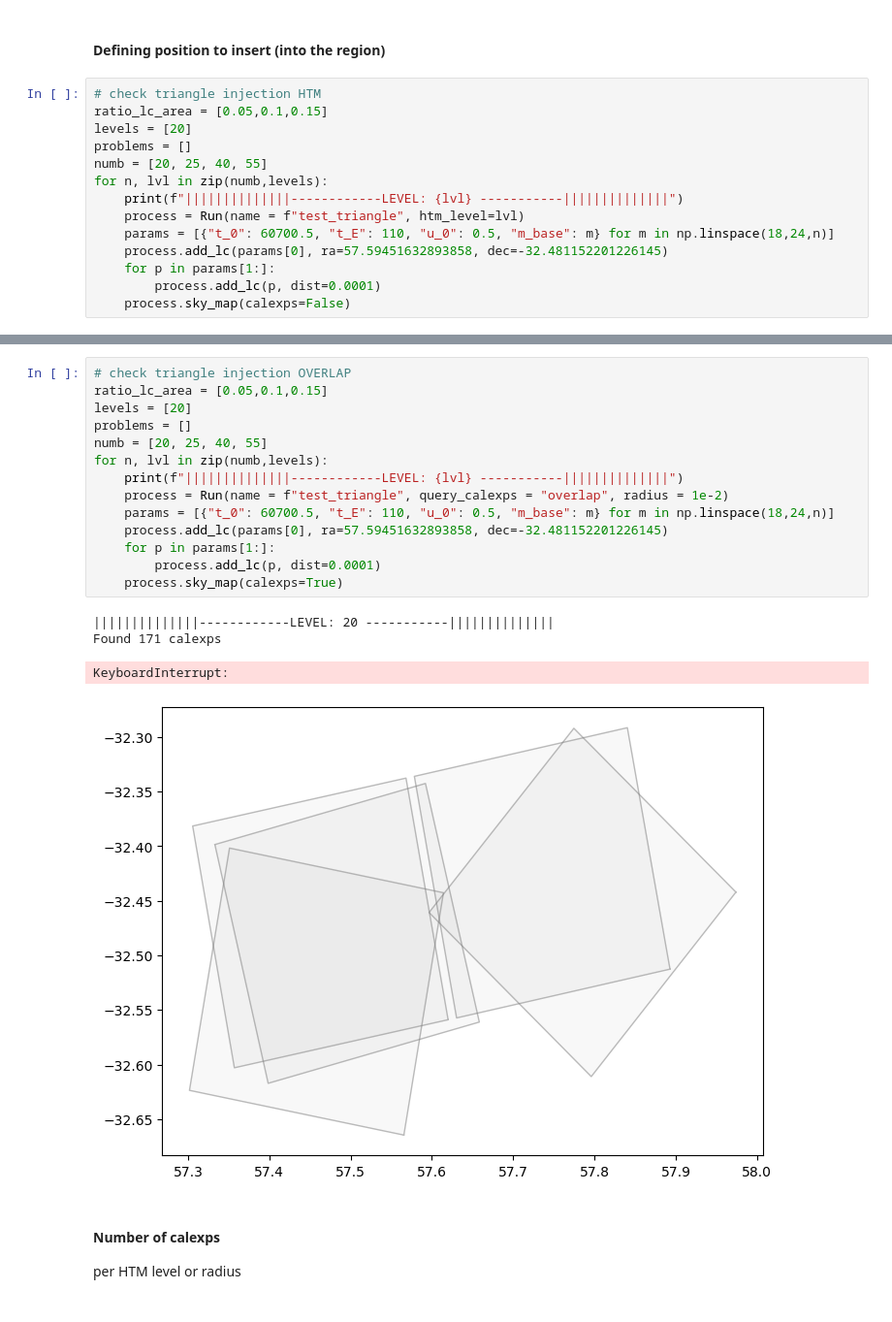
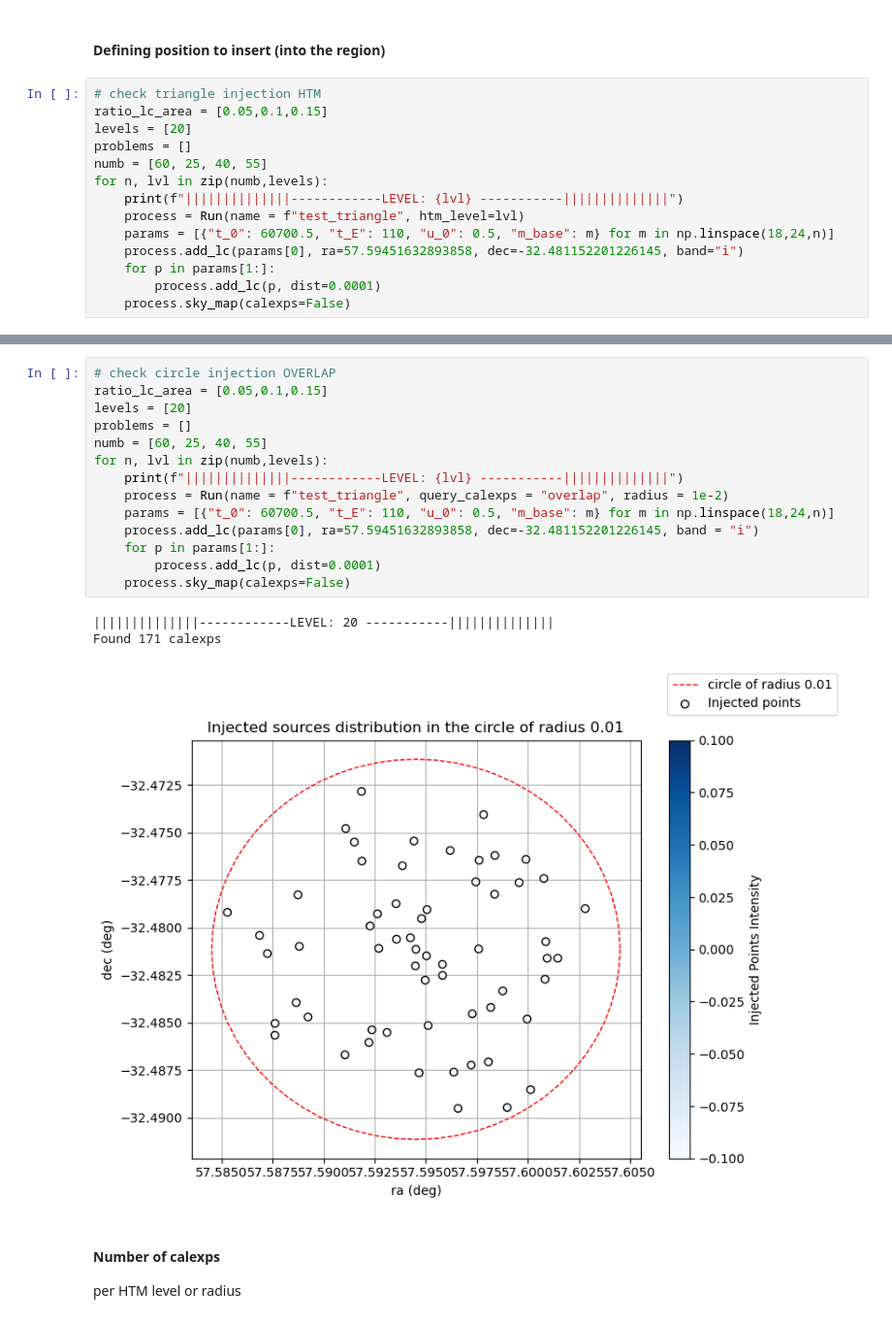
Before and after one commit to nowokaren/DP0_microlensing, a Jupyter notebook: main_overlap.ipynb, the cells around one changed output, grey strips where cells are left out. Shown at 97% size. Cells and saved outputs as stored; diff of their text form.

```diff
--- a/main_overlap.ipynb
+++ b/main_overlap.ipynb
@@ -388,12 +388,12 @@ import matplotlib.pyplot as plt
 ratio_lc_area = [0.05,0.1,0.15]
 levels = [20]
 problems = []
-numb = [20, 25, 40, 55]
+numb = [60, 25, 40, 55]
 for n, lvl in zip(numb,levels):
     print(f"||||||||||||||------------LEVEL: {lvl} -----------||||||||||||||")
     process = Run(name = f"test_triangle", htm_level=lvl)
     params = [{"t_0": 60700.5, "t_E": 110, "u_0": 0.5, "m_base": m} for m in np.linspace(18,24,n)]
-    process.add_lc(params[0], ra=57.59451632893858, dec=-32.481152201226145)
+    process.add_lc(params[0], ra=57.59451632893858, dec=-32.481152201226145, band="i")
     for p in params[1:]:
         process.add_lc(p, dist=0.0001)
     process.sky_map(calexps=False)
@@ -407,22 +405,21 @@ Warning: forced distance (0.0001) is too large for the order of magnitude of the
 # %%
-# check triangle injection OVERLAP
+# check circle injection OVERLAP
 ratio_lc_area = [0.05,0.1,0.15]
 levels = [20]
 problems = []
-numb = [20, 25, 40, 55]
+numb = [60, 25, 40, 55]
 for n, lvl in zip(numb,levels):
     print(f"||||||||||||||------------LEVEL: {lvl} -----------||||||||||||||")
     process = Run(name = f"test_triangle", query_calexps = "overlap", radius = 1e-2)
     params = [{"t_0": 60700.5, "t_E": 110, "u_0": 0.5, "m_base": m} for m in np.linspace(18,24,n)]
-    process.add_lc(params[0], ra=57.59451632893858, dec=-32.481152201226145)
+    process.add_lc(params[0], ra=57.59451632893858, dec=-32.481152201226145, band = "i")
     for p in params[1:]:
         process.add_lc(p, dist=0.0001)
-    process.sky_map(calexps=True)
+    process.sky_map(calexps=False)
 # %% [output]
 ||||||||||||||------------LEVEL: 20 -----------||||||||||||||
 Found 171 calexps
-KeyboardInterrupt:
-[figure, old version]
+[figure, new version]
 # %% [markdown]
 #### Number of calexps
 per HTM level or radius
```
Also changed, not shown: parts of 19 cells of this notebook, 10 other files.
